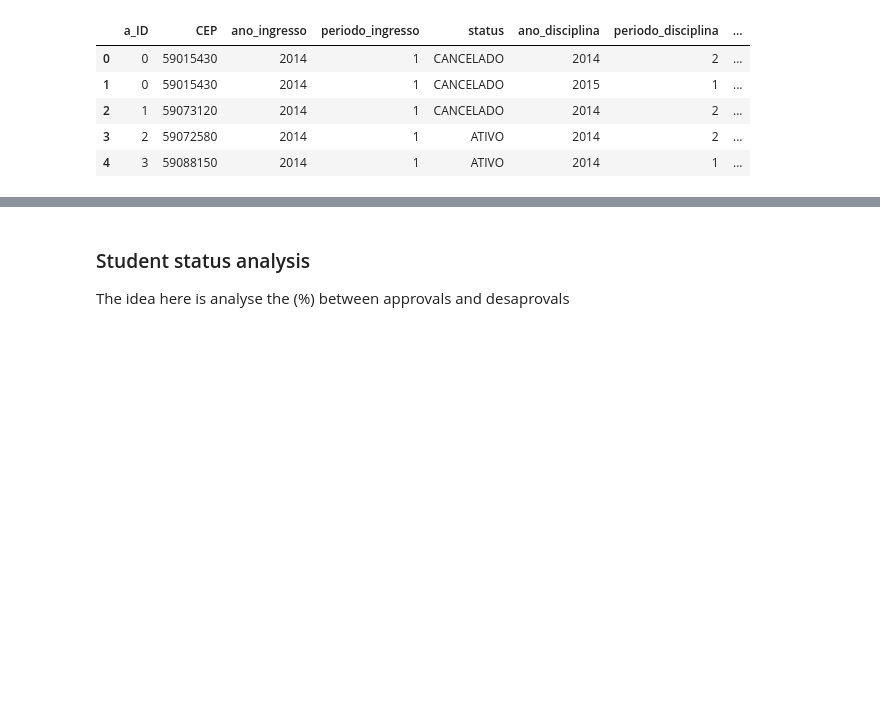
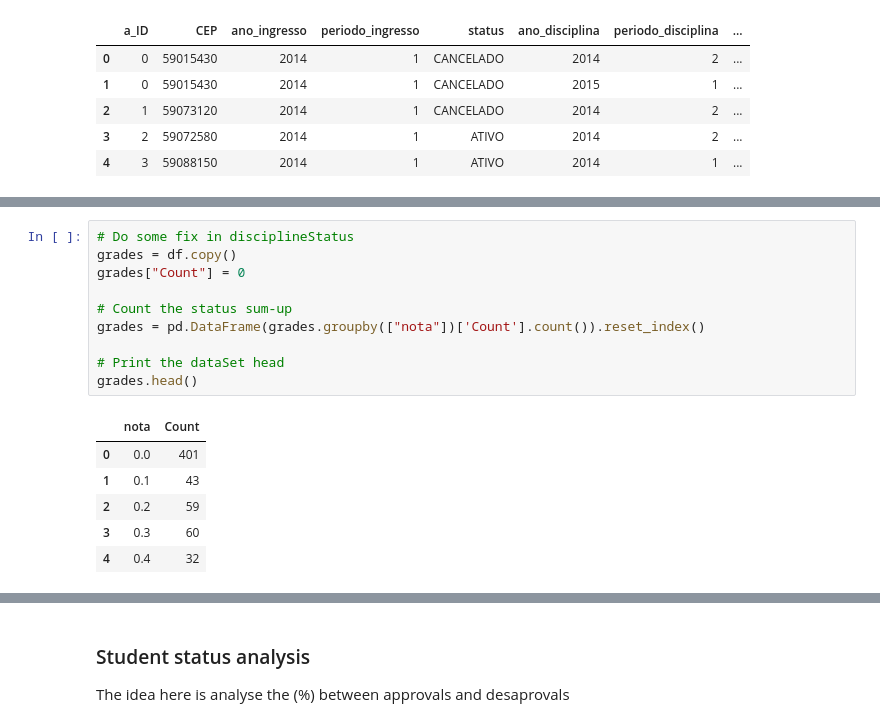
Before and after one commit to igorabrandao/Py-Students-Analysis, a Jupyter notebook: py-students-blind.ipynb, the cells around one changed output, grey strips where cells are left out. Saved outputs shown, nothing was run; the diff lists cells and outputs as text; blank space fills up the shorter version.

```diff
--- a/py-students-blind.ipynb
+++ b/py-students-blind.ipynb
@@ -421,0 +442,17 @@ Loading BokehJS ...
+# %%
+# Do some fix in disciplineStatus
+grades = df.copy()
+grades["Count"] = 0
+
+# Count the status sum-up
+grades = pd.DataFrame(grades.groupby(["nota"])['Count'].count()).reset_index()
+
+# Print the dataSet head
+grades.head()
+# %% [output]
+|  | nota | Count |
+| 0 | 0.0 | 401 |
+| 1 | 0.1 | 43 |
+| 2 | 0.2 | 59 |
+| 3 | 0.3 | 60 |
+| 4 | 0.4 | 32 |
```
Also changed, not shown: parts of 5 cells of this notebook.
